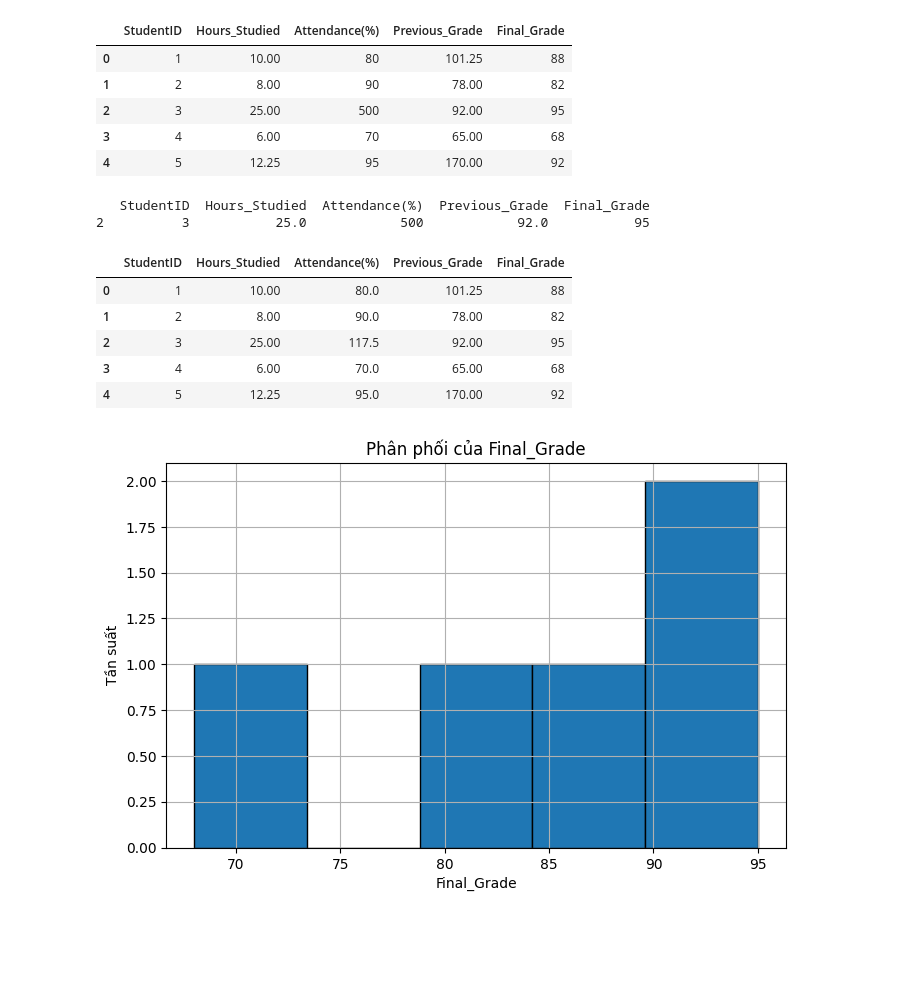
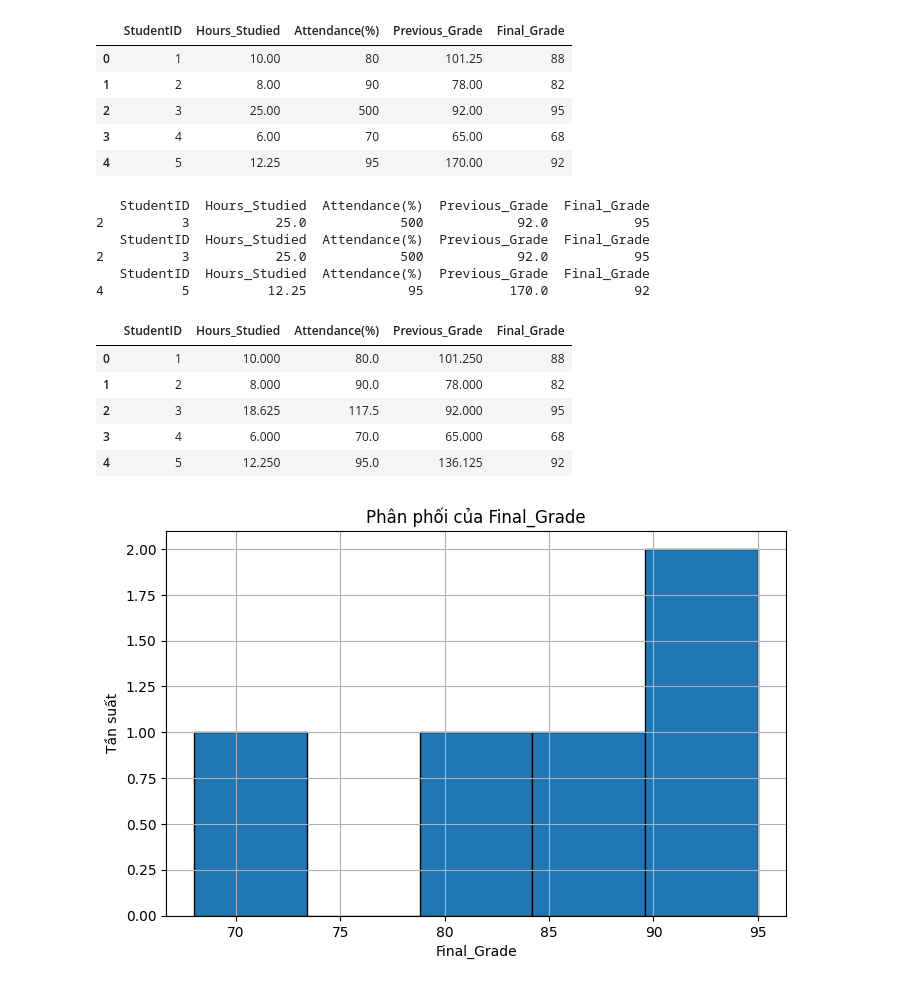
Before and after one commit to SIUTRITUE/Machine_Learning, a Jupyter notebook: Demo_Colab.ipynb, the cells around one changed output. Drawn from its saved outputs; the diff is of its cells as text; code cells hidden in the pictures; blank space fills up the shorter version.

```diff
--- a/Demo_Colab.ipynb
+++ b/Demo_Colab.ipynb
@@ -77,31 +77,41 @@ def find_outliers_iqr(series):
     outliers = (series < lower_bound) | (series > upper_bound)
     return outliers
 outliers = find_outliers_iqr(df['Attendance(%)'])
+outliers2 = find_outliers_iqr(df['Hours_Studied'])
+outliers3 = find_outliers_iqr(df['Previous_Grade'])
 print(df[outliers])
+print(df[outliers2])
+print(df[outliers3])
 # %% [output]
    StudentID  Hours_Studied  Attendance(%)  Previous_Grade  Final_Grade
 2          3           25.0            500            92.0           95
+   StudentID  Hours_Studied  Attendance(%)  Previous_Grade  Final_Grade
+2          3           25.0            500            92.0           95
+   StudentID  Hours_Studied  Attendance(%)  Previous_Grade  Final_Grade
+4          5          12.25             95           170.0           92
 # %%
 def handle_outliers_iqr(df, column_name):
     series = df[column_name]
     Q1 = series.quantile(0.25)
     Q3 = series.quantile(0.75)
     IQR = Q3 - Q1
 
     lower_bound = Q1 - 1.5 * IQR
     upper_bound = Q3 + 1.5 * IQR
     df.loc[df[column_name] < lower_bound, column_name] = lower_bound
     df.loc[df[column_name] > upper_bound, column_name] = upper_bound
     return df
 df = handle_outliers_iqr(df, 'Attendance(%)')
+df = handle_outliers_iqr(df, 'Hours_Studied')
+df = handle_outliers_iqr(df, 'Previous_Grade')
 df.head()
 # %% [output]
 |  | StudentID | Hours_Studied | Attendance(%) | Previous_Grade | Final_Grade |
-| 0 | 1 | 10.00 | 80.0 | 101.25 | 88 |
-| 1 | 2 | 8.00 | 90.0 | 78.00 | 82 |
-| 2 | 3 | 25.00 | 117.5 | 92.00 | 95 |
-| 3 | 4 | 6.00 | 70.0 | 65.00 | 68 |
-| 4 | 5 | 12.25 | 95.0 | 170.00 | 92 |
+| 0 | 1 | 10.000 | 80.0 | 101.250 | 88 |
+| 1 | 2 | 8.000 | 90.0 | 78.000 | 82 |
+| 2 | 3 | 18.625 | 117.5 | 92.000 | 95 |
+| 3 | 4 | 6.000 | 70.0 | 65.000 | 68 |
+| 4 | 5 | 12.250 | 95.0 | 136.125 | 92 |
 # %%
 import matplotlib.pyplot as plt
 
```
Also changed, not shown: parts of 2 cells of this notebook.
